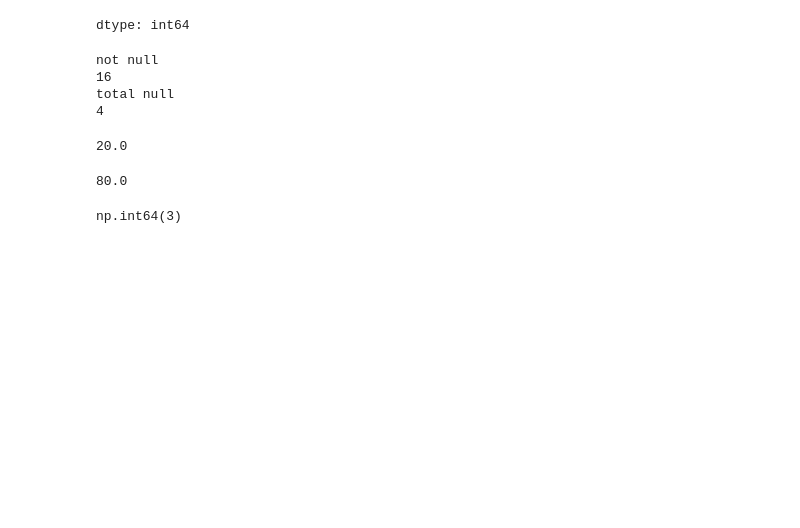
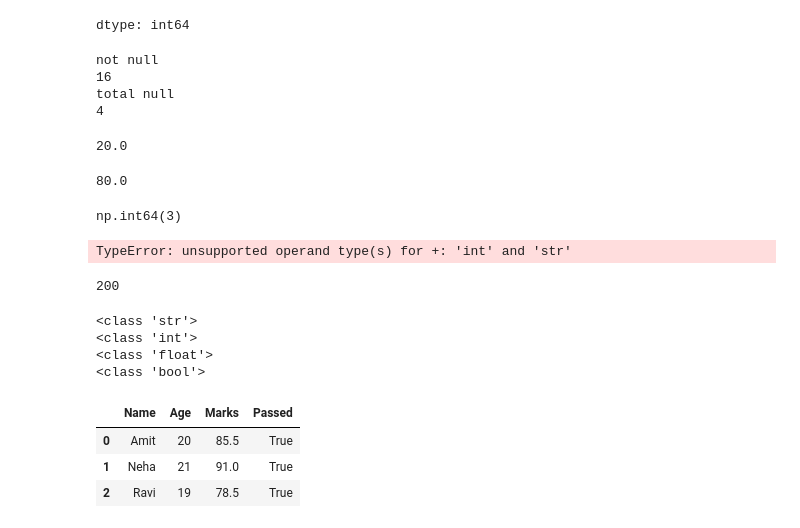
Before and after one commit to AnishShrestha09/pandas, a Jupyter notebook: pandas13.ipynb, the cells around one changed output. Drawn from its saved outputs; the diff is of its cells as text; code cells hidden in the pictures; blank space fills up the shorter version.

Commit message:
dsa questions with dtype conversion in pandas

```diff
--- a/pandas13.ipynb
+++ b/pandas13.ipynb
@@ -78,0 +85,38 @@ np.int64(3)
+# %%
+a +b
+# %% [output]
+TypeError: unsupported operand type(s) for +: 'int' and 'str'
+# %%
+a + int(b)
+# %% [output]
+200
+# %%
+student_name = "Amit"
+age = 20
+marks = 87.5
+is_placed = True
+
+print(type(student_name))
+print(type(age))
+print(type(marks))
+print(type(is_placed))
+# %% [output]
+<class 'str'>
+<class 'int'>
+<class 'float'>
+<class 'bool'>
+# %%
+
+import pandas as pd
+df = pd.DataFrame({
+"Name": ["Amit", "Neha", "Ravi"],
+"Age": [20, 21, 19],
+"Marks": [85.5, 91.0, 78.5],
+"Passed": [True, True, True]
+})
+df
+# %% [output]
+|  | Name | Age | Marks | Passed |
+| 0 | Amit | 20 | 85.5 | True |
+| 1 | Neha | 21 | 91.0 | True |
+| 2 | Ravi | 19 | 78.5 | True |
```
Also changed, not shown: parts of 23 cells of this notebook.
